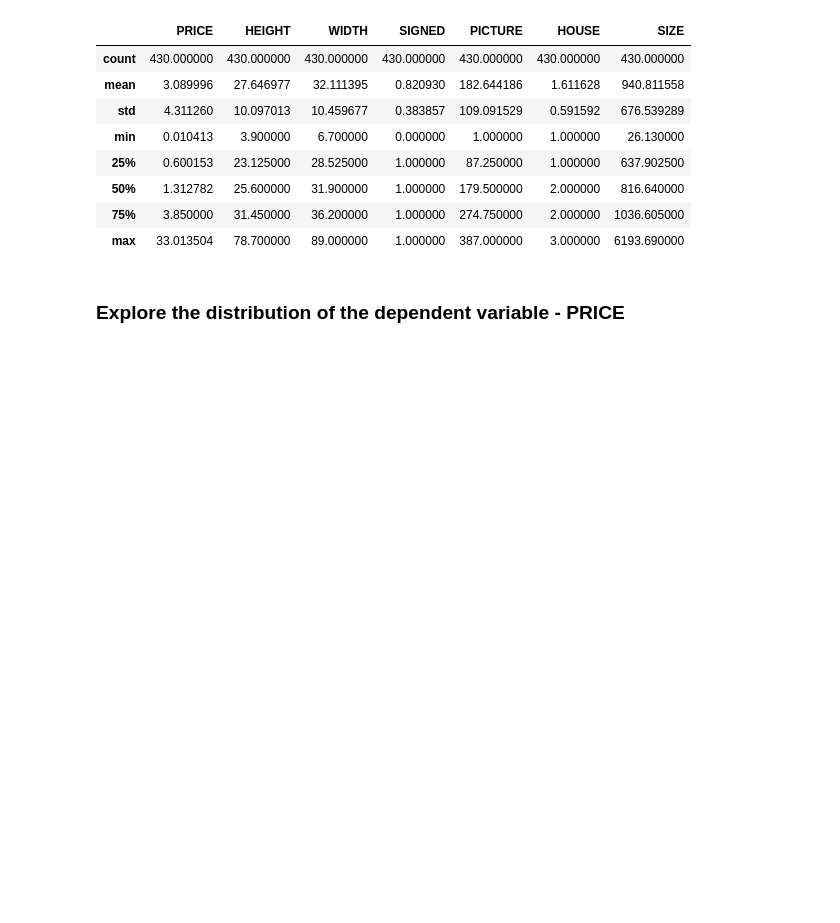
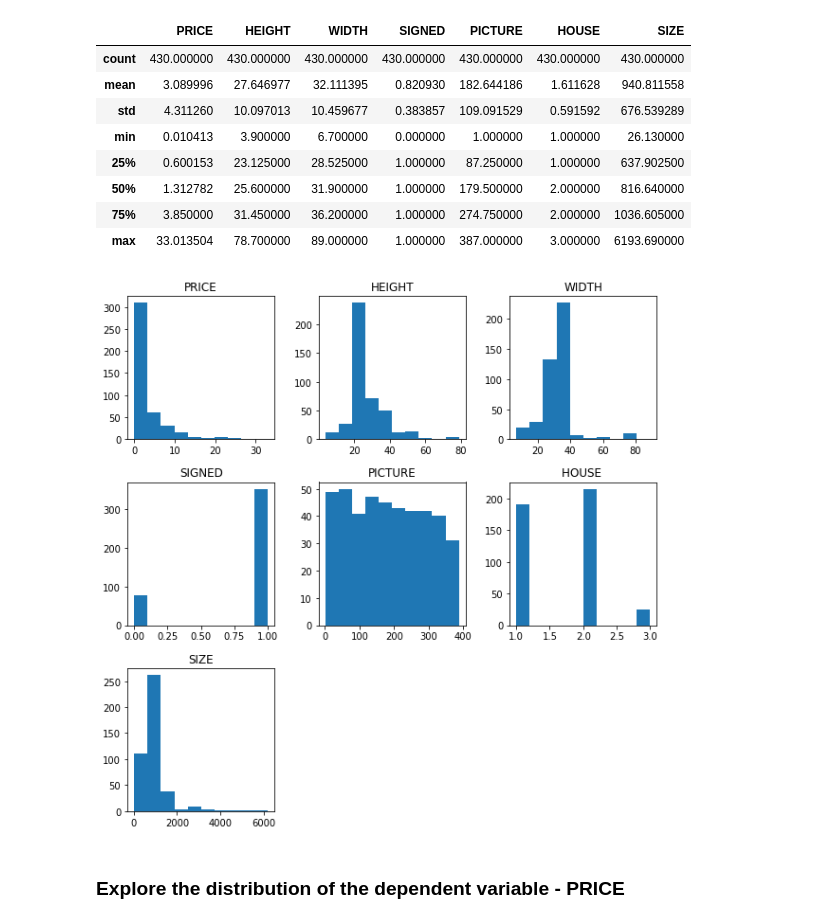
Before and after one commit to HuyenNguyenHelen/INFO-5505---Machine-learning, a Jupyter notebook: HuyenNguyen_Assignment_1.ipynb, the cells around one changed output. Saved outputs shown, nothing was run; the diff lists cells and outputs as text; code cells hidden in the pictures; blank space fills up the shorter version.

```diff
--- a/HuyenNguyen_Assignment_1.ipynb
+++ b/HuyenNguyen_Assignment_1.ipynb
@@ -74,6 +74,11 @@ data.describe()
 | 50% | 1.312782 | 25.600000 | 31.900000 | 1.000000 | 179.500000 | 2.000000 | 816.640000 |
 | 75% | 3.850000 | 31.450000 | 36.200000 | 1.000000 | 274.750000 | 2.000000 | 1036.605000 |
 | max | 33.013504 | 78.700000 | 89.000000 | 1.000000 | 387.000000 | 3.000000 | 6193.690000 |
+# %%
+# Print histograms for each variable to see how they vary
+histograms = data.hist(grid=False, figsize=(10, 10))
+# %% [output]
+[figure, added]
 # %% [markdown]
 ### Explore the distribution of the dependent variable - PRICE
 # %%
```
Also changed, not shown: parts of 9 cells of this notebook.
